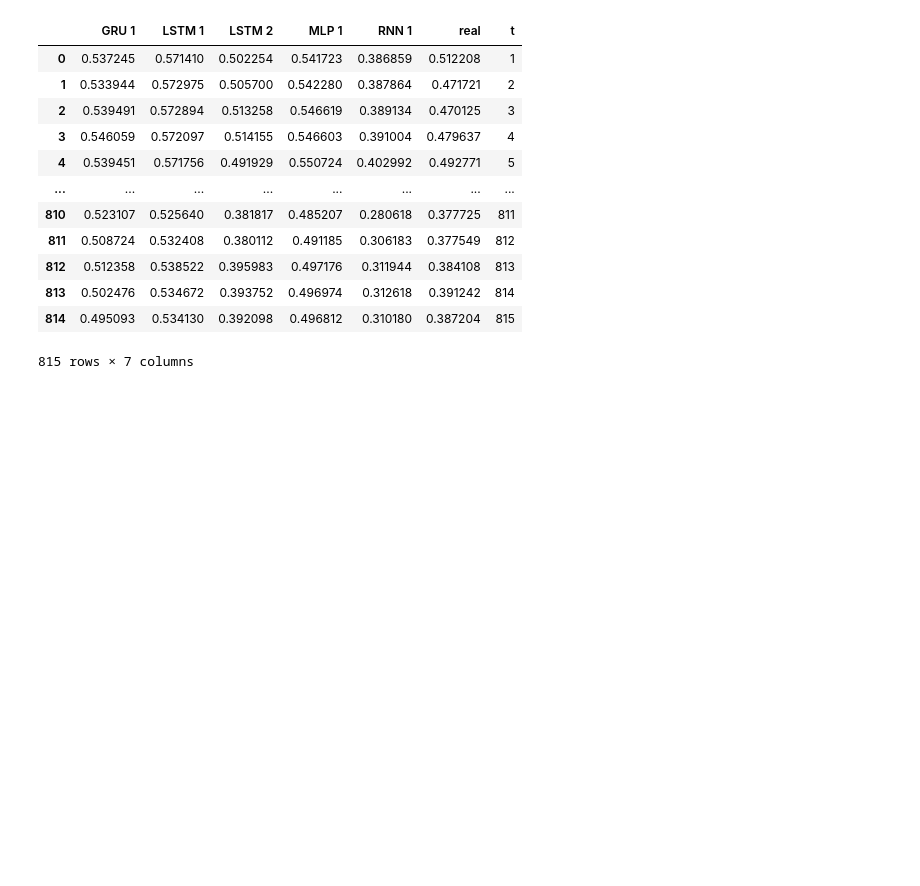
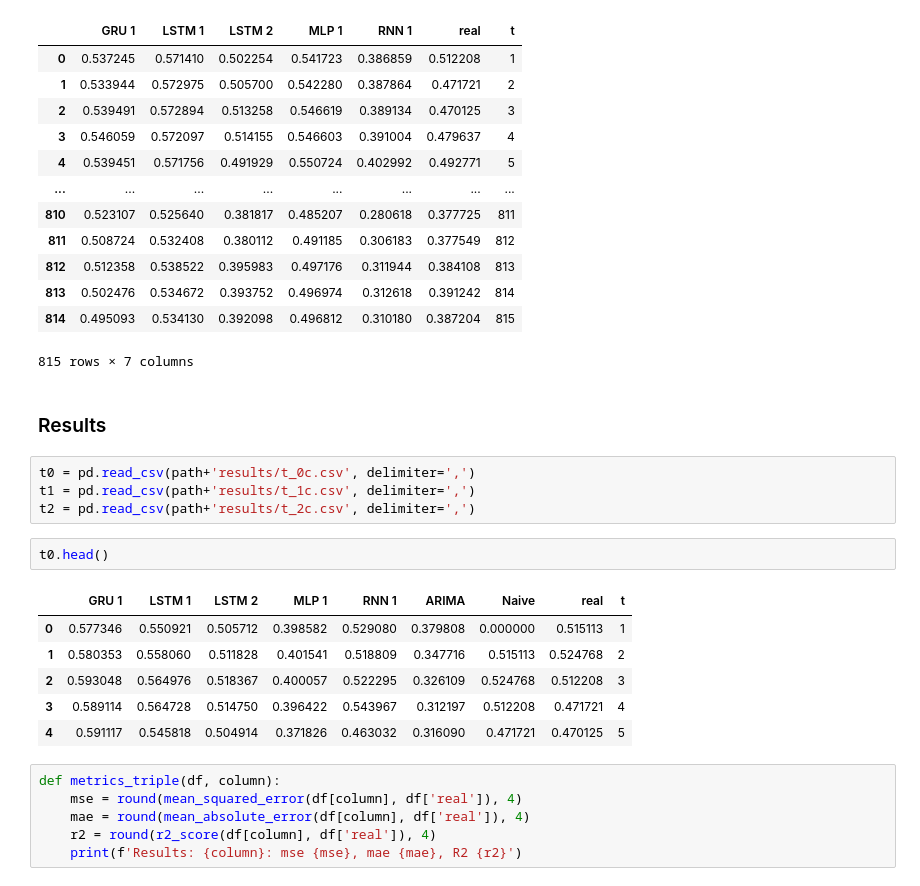
Before and after one commit to gonzalezcortes/RNN-IGPL-2022, a Jupyter notebook: results_tables_plot_python.ipynb, the cells around one changed output. Saved outputs shown, nothing was run; the diff lists cells and outputs as text; blank space fills up the shorter version.

```diff
--- a/results_tables_plot_python.ipynb
+++ b/results_tables_plot_python.ipynb
@@ -177,3 +184,24 @@ rt_df2
 | 813 | 0.502476 | 0.534672 | 0.393752 | 0.496974 | 0.312618 | 0.391242 | 814 |
 | 814 | 0.495093 | 0.534130 | 0.392098 | 0.496812 | 0.310180 | 0.387204 | 815 |
 815 rows × 7 columns
+# %% [markdown]
+### Results
+# %%
+t0 = pd.read_csv(path+'results/t_0c.csv', delimiter=',')
+t1 = pd.read_csv(path+'results/t_1c.csv', delimiter=',')
+t2 = pd.read_csv(path+'results/t_2c.csv', delimiter=',')
+# %%
+t0.head()
+# %% [output]
+|  | GRU 1 | LSTM 1 | LSTM 2 | MLP 1 | RNN 1 | ARIMA | Naive | real | t |
+| 0 | 0.577346 | 0.550921 | 0.505712 | 0.398582 | 0.529080 | 0.379808 | 0.000000 | 0.515113 | 1 |
+| 1 | 0.580353 | 0.558060 | 0.511828 | 0.401541 | 0.518809 | 0.347716 | 0.515113 | 0.524768 | 2 |
+| 2 | 0.593048 | 0.564976 | 0.518367 | 0.400057 | 0.522295 | 0.326109 | 0.524768 | 0.512208 | 3 |
+| 3 | 0.589114 | 0.564728 | 0.514750 | 0.396422 | 0.543967 | 0.312197 | 0.512208 | 0.471721 | 4 |
+| 4 | 0.591117 | 0.545818 | 0.504914 | 0.371826 | 0.463032 | 0.316090 | 0.471721 | 0.470125 | 5 |
+# %%
+def metrics_triple(df, column):
+    mse = round(mean_squared_error(df[column], df['real']), 4)
+    mae = round(mean_absolute_error(df[column], df['real']), 4)
+    r2 = round(r2_score(df[column], df['real']), 4)
+    print(f'Results: {column}: mse {mse}, mae {mae}, R2 {r2}')
```
Also changed, not shown: parts of 8 cells of this notebook, 28 other files.
